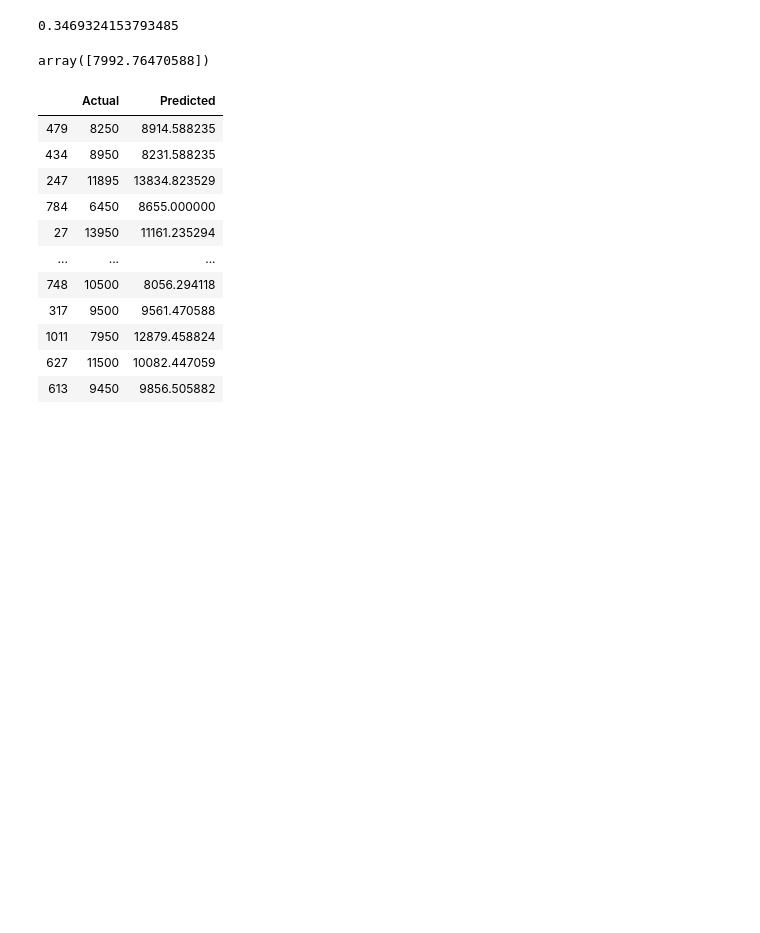
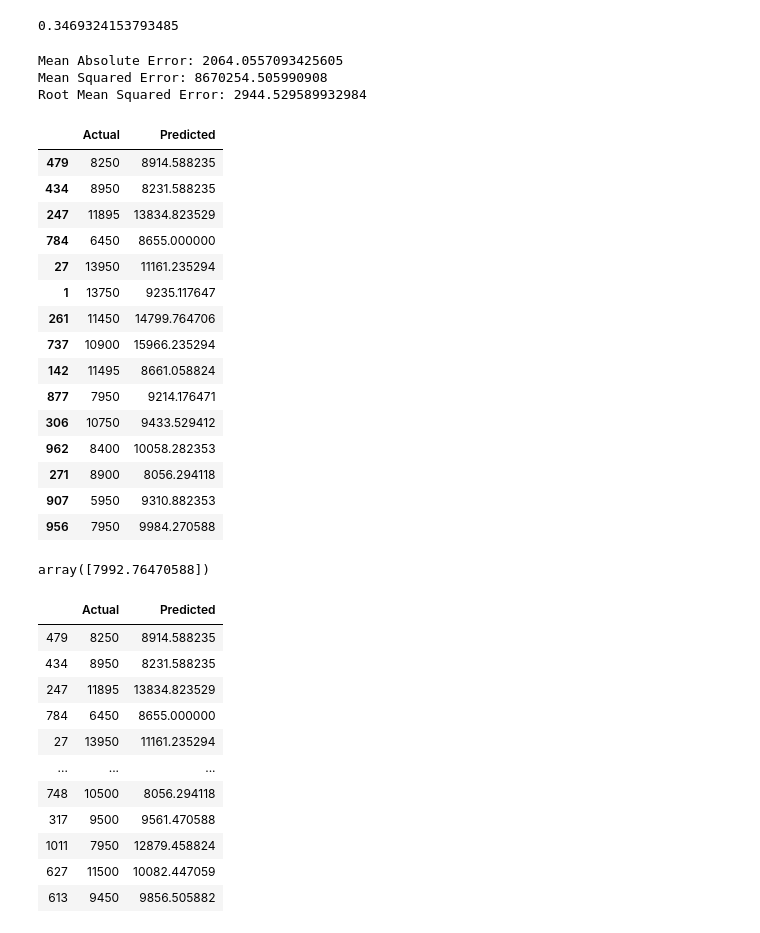
Before and after one commit to tharushajayadeera/Research_Python_Project, a Jupyter notebook: Online Dataset/KNN_With_Online_Dataset.ipynb, the cells around one changed output. Cells and saved outputs as stored; diff of their text form; code cells hidden in the pictures; blank space fills up the shorter version.

```diff
--- a/Online Dataset/KNN_With_Online_Dataset.ipynb
+++ b/Online Dataset/KNN_With_Online_Dataset.ipynb
@@ -68,6 +60,34 @@ score=r2_score(y_test,y_pred)
 score
 # %% [output]
 0.3469324153793485
+# %%
+print('Mean Absolute Error:', metrics.mean_absolute_error(y_test, y_pred))
+print('Mean Squared Error:', metrics.mean_squared_error(y_test, y_pred))
+print('Root Mean Squared Error:', np.sqrt(metrics.mean_squared_error(y_test, y_pred)))
+# %% [output]
+Mean Absolute Error: 2064.0557093425605
+Mean Squared Error: 8670254.505990908
+Root Mean Squared Error: 2944.529589932984
+# %%
+prices = pd.DataFrame({'Actual': y_test, 'Predicted': y_pred})
+prices.head(15)
+# %% [output]
+|  | Actual | Predicted |
+| 479 | 8250 | 8914.588235 |
+| 434 | 8950 | 8231.588235 |
+| 247 | 11895 | 13834.823529 |
+| 784 | 6450 | 8655.000000 |
+| 27 | 13950 | 11161.235294 |
+| 1 | 13750 | 9235.117647 |
+| 261 | 11450 | 14799.764706 |
+| 737 | 10900 | 15966.235294 |
+| 142 | 11495 | 8661.058824 |
+| 877 | 7950 | 9214.176471 |
+| 306 | 10750 | 9433.529412 |
+| 962 | 8400 | 10058.282353 |
+| 271 | 8900 | 8056.294118 |
+| 907 | 5950 | 9310.882353 |
+| 956 | 7950 | 9984.270588 |
 # %%
 X_test = pd.DataFrame({'Mfg_Year':[2002],
            'KM':[64359],
```
Also changed, not shown: parts of 1 cell of this notebook, 5 other files.
